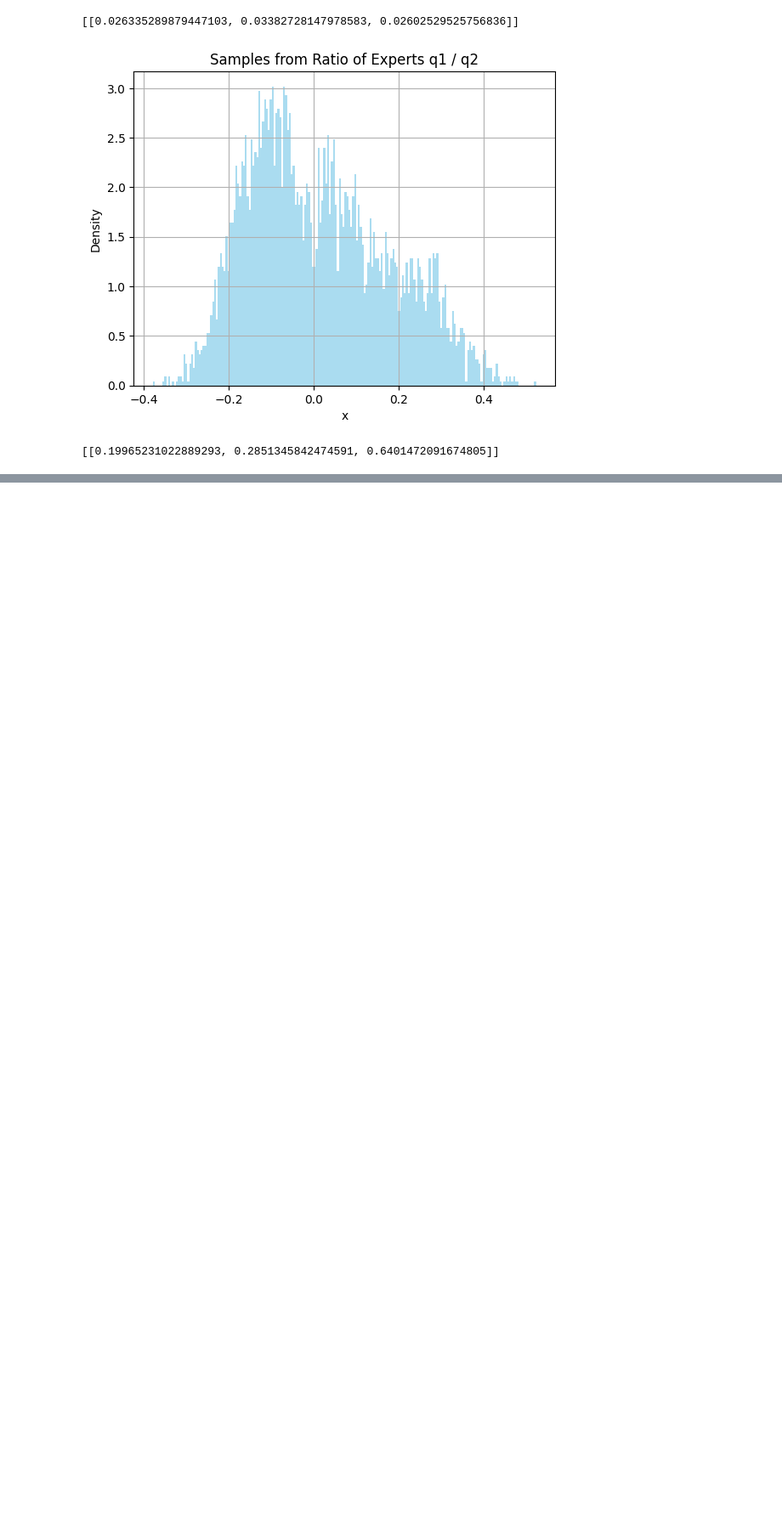
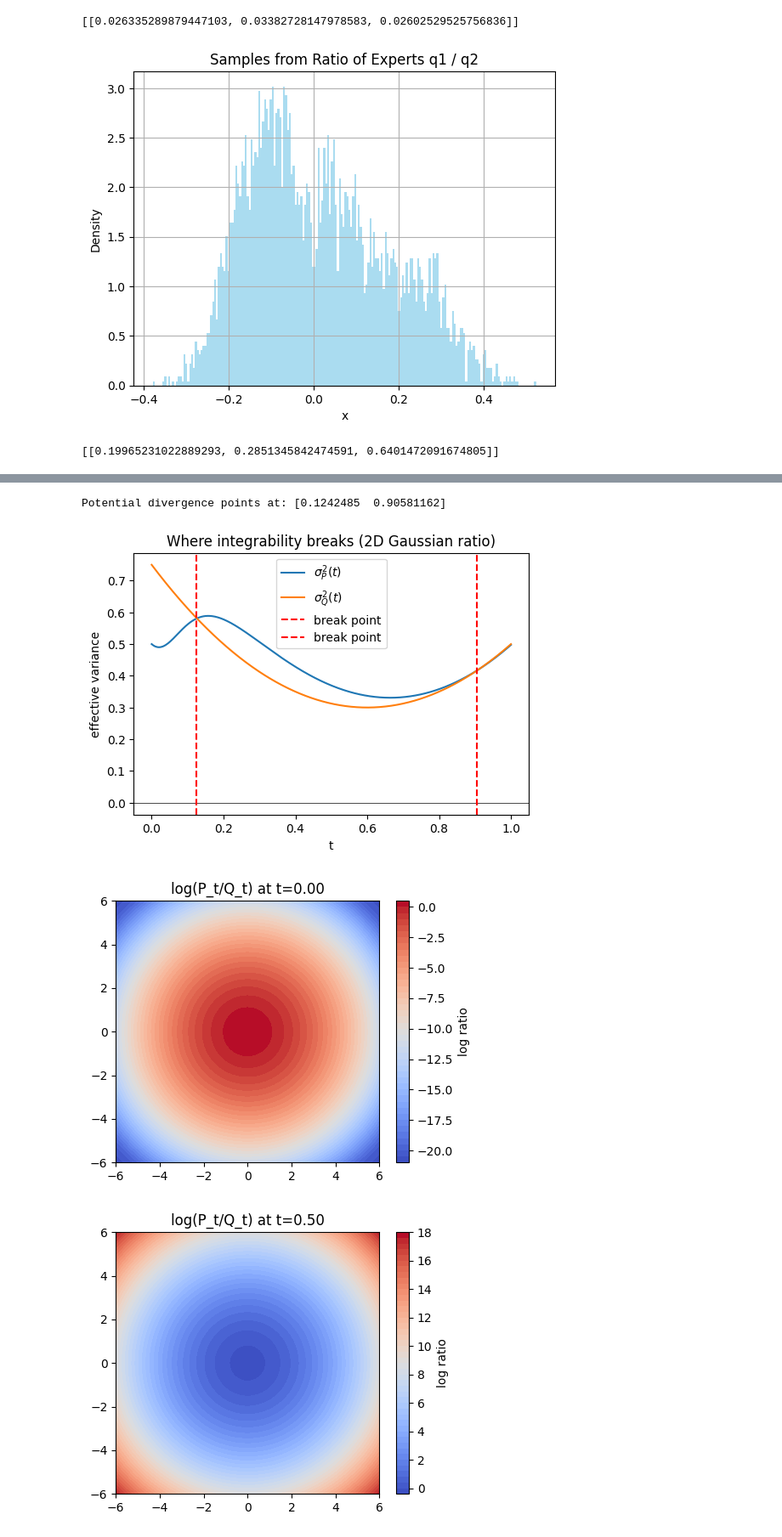
Before and after one commit to ziseoklee/ACE, a Jupyter notebook: 1D-HCG-Pathological.ipynb, the cells around one changed output, grey strips where cells are left out. Shown: that part at 85% size. Drawn from its saved outputs; the diff is of its cells as text; code cells hidden in the pictures; blank space fills up the shorter version.

```diff
--- a/1D-HCG-Pathological.ipynb
+++ b/1D-HCG-Pathological.ipynb
@@ -183,0 +186,64 @@ print(results)
+# %%
+import numpy as np
+import matplotlib.pyplot as plt
+from scipy.stats import multivariate_normal
+
+def sigma_p1(t): return (1-t)**2 + 0.5*t**2
+def sigma_p2(t): return (1-t)**2 + 100*t**2
+def sigma_q1(t): return 1.5*(1-t)**2 + t**2
+def sigma_q2(t): return 1.5*(1-t)**2 + t**2
+
+def sigma_eff(var1, var2):
+    return 1.0 / (1/var1 + 1/var2)
+
+def sigma_P(t):
+    return sigma_eff(sigma_p1(t), sigma_p2(t))
+
+def sigma_Q(t):
+    return sigma_eff(sigma_q1(t), sigma_q2(t))
+
+# Find break points where integrability flips
+ts = np.linspace(0,1,500)
+sigP = np.array([sigma_P(t) for t in ts])
+sigQ = np.array([sigma_Q(t) for t in ts])
+diff = sigP - sigQ
+sign_changes = ts[np.where(np.diff(np.sign(diff)))[0]]
+
+print("Potential divergence points at:", sign_changes)
+
+# Plot variances
+plt.figure(figsize=(6,4))
+plt.plot(ts, sigP, label=r"$\sigma_P^2(t)$")
+plt.plot(ts, sigQ, label=r"$\sigma_Q^2(t)$")
+plt.axhline(0, color='black', lw=0.5)
+for sc in sign_changes:
+    plt.axvline(sc, color='red', ls='--', label="break point")
+plt.legend()
+plt.xlabel("t")
+plt.ylabel("effective variance")
+plt.title("Where integrability breaks (2D Gaussian ratio)")
+plt.show()
+
+# Visualize ratio densities in 2D
+xx, yy = np.meshgrid(np.linspace(-6,6,200), np.linspace(-6,6,200))
+pos = np.dstack((xx,yy))
+
+def ratio_density(t):
+    covP = sigma_P(t) * np.eye(2)
+    covQ = sigma_Q(t) * np.eye(2)
+    p = multivariate_normal([0,0], covP).pdf(pos)
+    q = multivariate_normal([0,0], covQ).pdf(pos)
+    return p/q
+
+for t in [0.0, 0.5, 1.0]:
+    ratio = ratio_density(t)
+    plt.figure(figsize=(5,4))
+    plt.contourf(xx, yy, np.log(ratio+1e-9), levels=50, cmap="coolwarm")
+    plt.colorbar(label="log ratio")
+    plt.title(f"log(P_t/Q_t) at t={t:.2f}")
+    plt.show()
+# %% [output]
+Potential divergence points at: [0.1242485  0.90581162]
+[figure, added]
+[figure, added]
+[figure, added]
```
Also changed, not shown: parts of 3 cells of this notebook, 10 other files.
